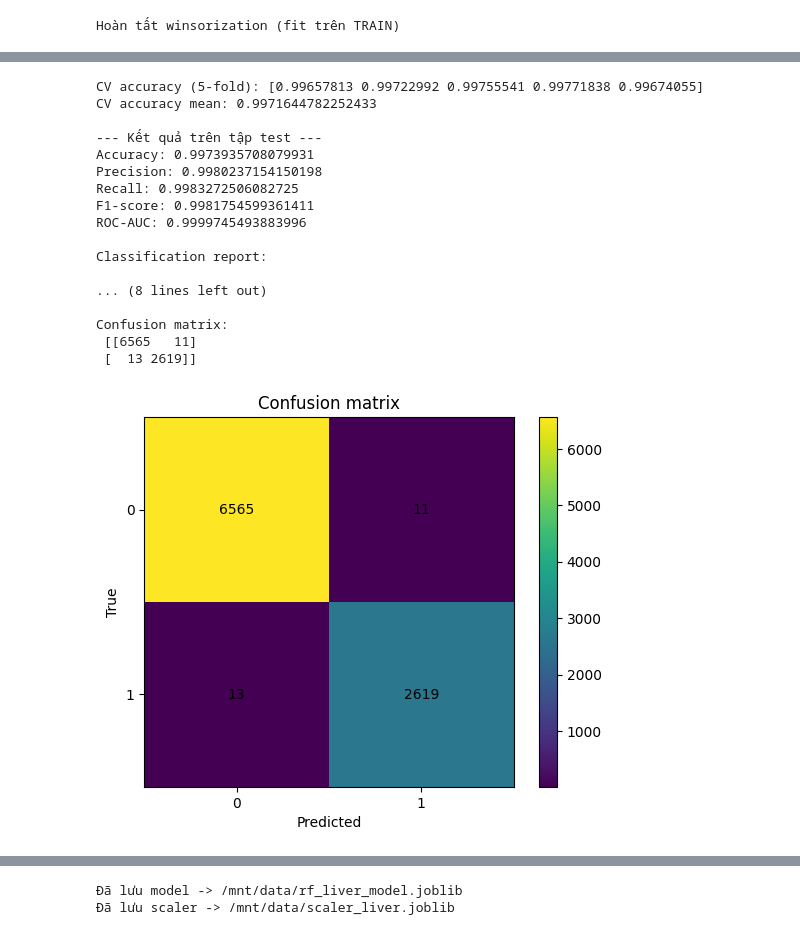
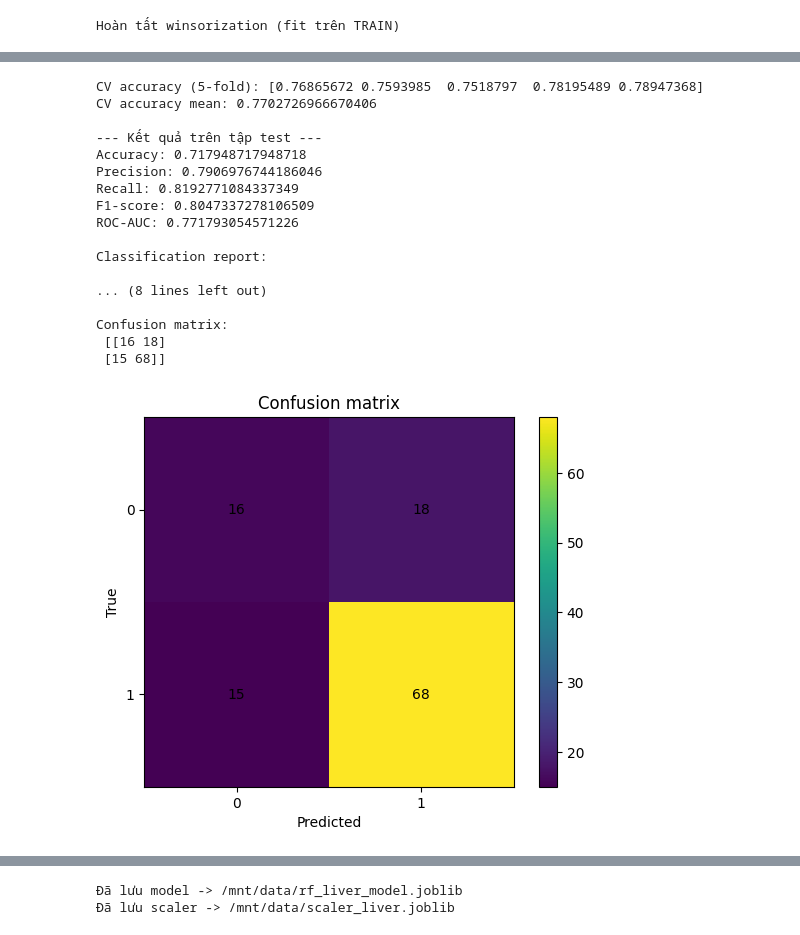
Before and after one commit to supernewbiecoder/DuDoanBenhGanDuaTrenDuLieu_KNN, a Jupyter notebook: liver_classification_notebook.ipynb, the cells around one changed output, grey strips where cells are left out. Cells and saved outputs as stored; diff of their text form; code cells hidden in the pictures.

```diff
--- a/liver_classification_notebook.ipynb
+++ b/liver_classification_notebook.ipynb
@@ -208,7 +207,7 @@ y = data['Result']
 
 X_train, X_test, y_train, y_test = train_test_split(
     X, y,
-    test_size=0.3,
+    test_size=0.2,
     random_state=42,
     stratify=y
 )
@@ -280,8 +279,16 @@ After SMOTE, train shape: (30682, 10)
 Numeric features used: ['Age', 'Total_Bilirubin', 'Direct_Bilirubin', 'ALP', 'ALT', 'AST', 'Total_Protein', 'Albumin', 'A_G_Ratio']
 # %%
 # Huấn luyện Random Forest trên dữ liệu đã chuẩn hóa
-rf = RandomForestClassifier(n_estimators=200, random_state=42, n_jobs=-1)
-
+rf = RandomForestClassifier(
+    n_estimators=300,
+    criterion='entropy',     # Thử dùng entropy thay vì gini (thường tốt hơn cho dữ liệu y tế)
+    max_depth=20,
+    min_samples_split=20,
+    min_samples_leaf=5,
+    class_weight='balanced',
+    random_state=42,
+    n_jobs=-1
+)
 # Cross-validation (Stratified KFold)
 skf = StratifiedKFold(n_splits=5, shuffle=True, random_state=42)
 cv_scores = cross_val_score(rf, X_train_scaled, y_train_sm, cv=skf, scoring='accuracy')
@@ -314,40 +321,40 @@ print('ROC-AUC:', roc)
 
 print('\nClassification report:\n')
 print(classification_report(y_test, y_pred, zero_division=0))
 
 # Ma trận nhầm lẫn
 cm = confusion_matrix(y_test, y_pred)
 print('Confusion matrix:\n', cm)
 
 # Vẽ ma trận nhầm lẫn
 plt.figure()
 plt.imshow(cm, interpolation='nearest')
 plt.title('Confusion matrix')
 plt.colorbar()
 plt.xlabel('Predicted')
 plt.ylabel('True')
 plt.xticks([0,1])
 plt.yticks([0,1])
 for i in range(cm.shape[0]):
     for j in range(cm.shape[1]):
         plt.text(j, i, cm[i,j], ha='center', va='center')
 plt.show()
 # %% [output]
-CV accuracy (5-fold): [0.99657813 0.99722992 0.99755541 0.99771838 0.99674055]
-CV accuracy mean: 0.9971644782252433
+CV accuracy (5-fold): [0.76865672 0.7593985  0.7518797  0.78195489 0.78947368]
+CV accuracy mean: 0.7702726966670406
 
 --- Kết quả trên tập test ---
-Accuracy: 0.9973935708079931
-Precision: 0.9980237154150198
-Recall: 0.9983272506082725
-F1-score: 0.9981754599361411
-ROC-AUC: 0.9999745493883996
+Accuracy: 0.717948717948718
+Precision: 0.7906976744186046
+Recall: 0.8192771084337349
+F1-score: 0.8047337278106509
+ROC-AUC: 0.771793054571226
 
 Classification report:
 
 ... (8 lines left out)
 
 Confusion matrix:
- [[6565   11]
- [  13 2619]]
+ [[16 18]
+ [15 68]]
-[figure, old version]
+[figure, new version]
```
Also changed, not shown: parts of 8 cells of this notebook, 3 other files.
